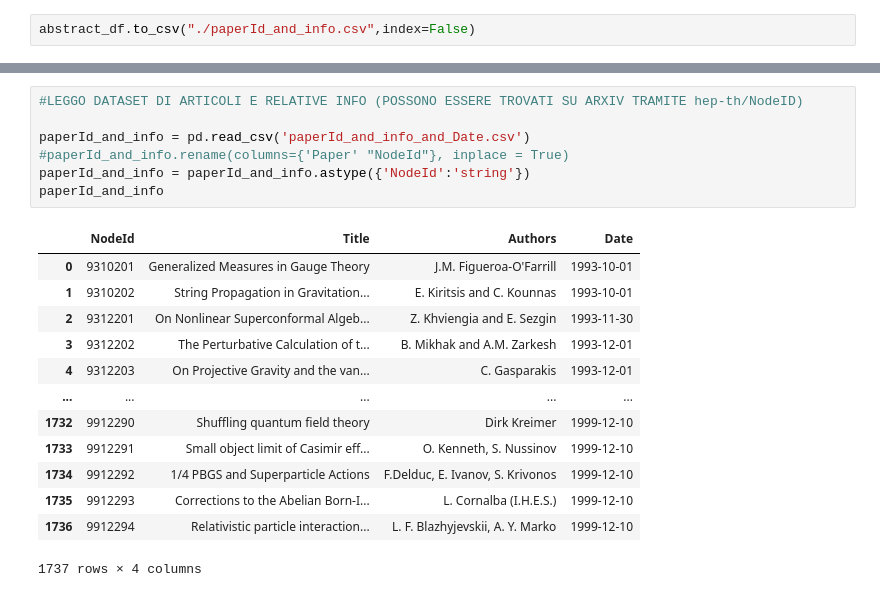
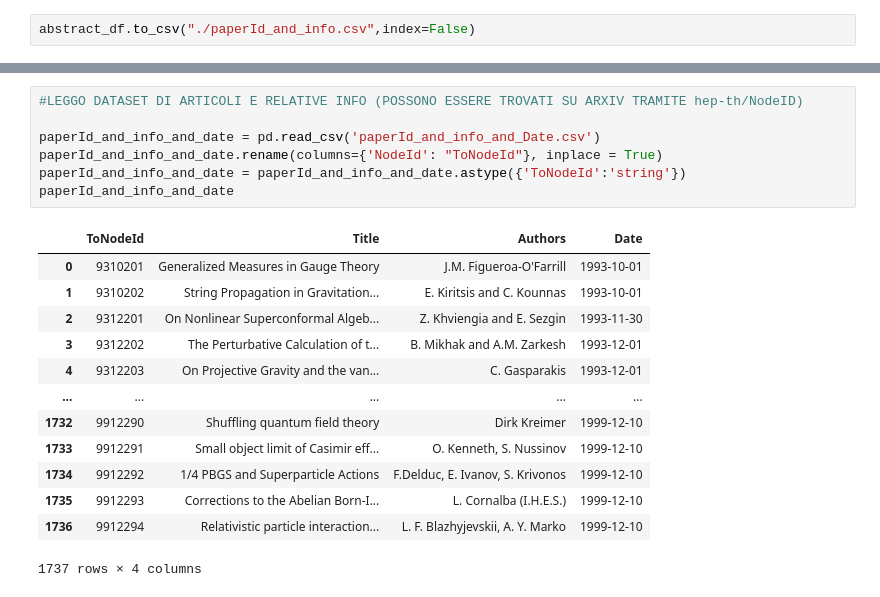
Before and after one commit to matteo-Donofrio-unipi/Master_Degree_Thesis, a Jupyter notebook: cit-abstract-scraper.ipynb, the cells around one changed output, grey strips where cells are left out. Drawn from its saved outputs; the diff is of its cells as text.

```diff
--- a/cit-abstract-scraper.ipynb
+++ b/cit-abstract-scraper.ipynb
@@ -328,12 +181,12 @@ citations
 # %%
 #LEGGO DATASET DI ARTICOLI E RELATIVE INFO (POSSONO ESSERE TROVATI SU ARXIV TRAMITE hep-th/NodeID)
 
-paperId_and_info = pd.read_csv('paperId_and_info_and_Date.csv')
-#paperId_and_info.rename(columns={'Paper' "NodeId"}, inplace = True)
-paperId_and_info = paperId_and_info.astype({'NodeId':'string'})
-paperId_and_info
+paperId_and_info_and_date = pd.read_csv('paperId_and_info_and_Date.csv')
+paperId_and_info_and_date.rename(columns={'NodeId': "ToNodeId"}, inplace = True)
+paperId_and_info_and_date = paperId_and_info_and_date.astype({'ToNodeId':'string'})
+paperId_and_info_and_date
 # %% [output]
-|  | NodeId | Title | Authors | Date |
+|  | ToNodeId | Title | Authors | Date |
 | 0 | 9310201 | Generalized Measures in Gauge Theory | J.M. Figueroa-O'Farrill | 1993-10-01 |
 | 1 | 9310202 | String Propagation in Gravitation... | E. Kiritsis and C. Kounnas | 1993-10-01 |
 | 2 | 9312201 | On Nonlinear Superconformal Algeb... | Z. Khviengia and E. Sezgin | 1993-11-30 |
```
Also changed, not shown: parts of 25 cells of this notebook.
